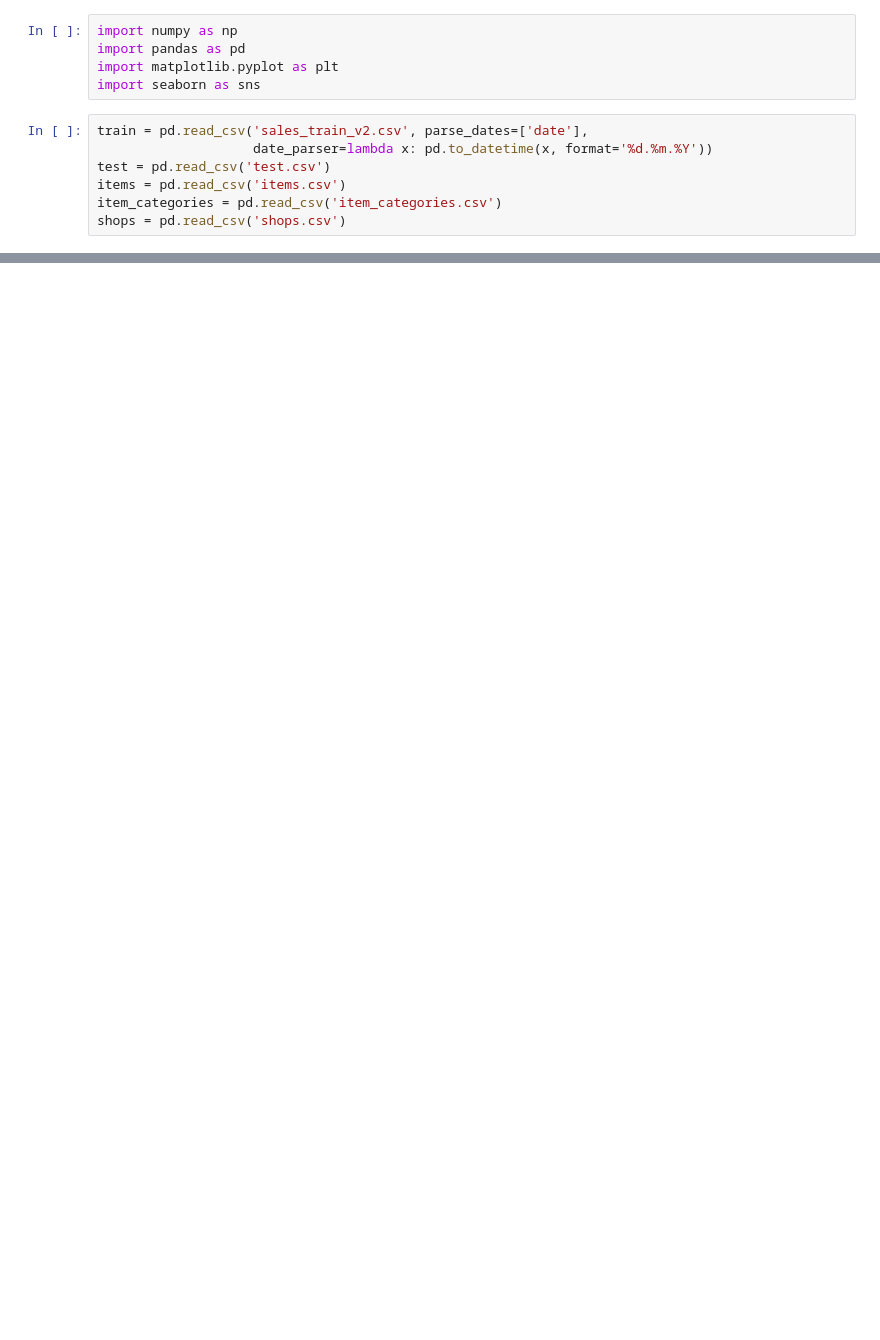
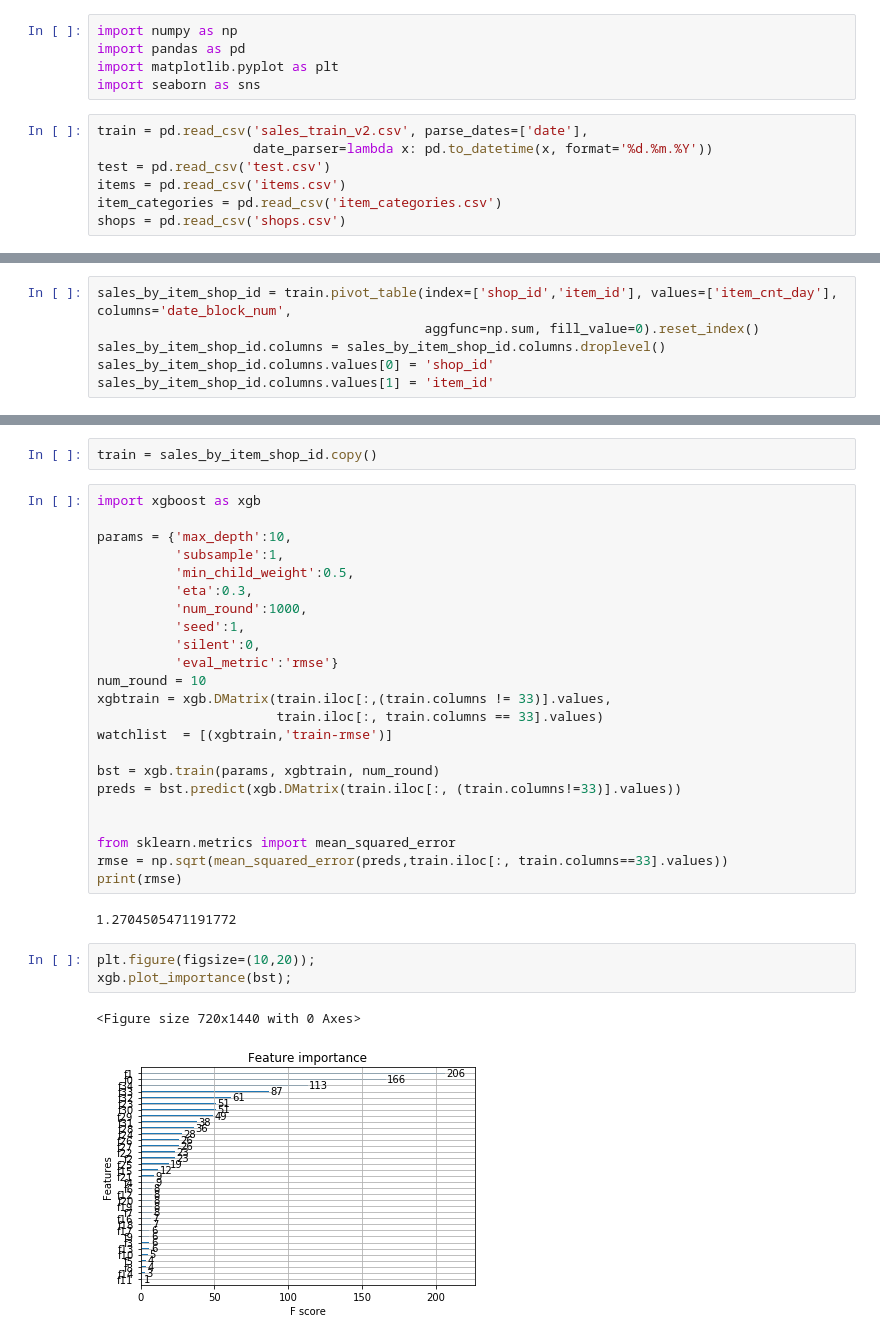
Before and after one commit to fadheladlansyah/kaggle-playground-future-sales, a Jupyter notebook: iamateur-future-sales.ipynb, the cells around one changed output, grey strips where cells are left out. Cells and saved outputs as stored; diff of their text form; blank space fills up the shorter version.

```diff
--- a/iamateur-future-sales.ipynb
+++ b/iamateur-future-sales.ipynb
@@ -126,0 +258,6 @@ dtype: int64
+# %%
+sales_by_item_shop_id = train.pivot_table(index=['shop_id','item_id'], values=['item_cnt_day'], columns='date_block_num',
+                                          aggfunc=np.sum, fill_value=0).reset_index()
+sales_by_item_shop_id.columns = sales_by_item_shop_id.columns.droplevel()
+sales_by_item_shop_id.columns.values[0] = 'shop_id'
+sales_by_item_shop_id.columns.values[1] = 'item_id'
@@ -126,0 +340,33 @@ dtype: int64
+# %%
+train = sales_by_item_shop_id.copy()
+# %%
+import xgboost as xgb
+
+params = {'max_depth':10,
+          'subsample':1,
+          'min_child_weight':0.5,
+          'eta':0.3,
+          'num_round':1000,
+          'seed':1,
+          'silent':0,
+          'eval_metric':'rmse'}
+num_round = 10
+xgbtrain = xgb.DMatrix(train.iloc[:,(train.columns != 33)].values,
+                       train.iloc[:, train.columns == 33].values)
+watchlist  = [(xgbtrain,'train-rmse')]
+
+bst = xgb.train(params, xgbtrain, num_round)
+preds = bst.predict(xgb.DMatrix(train.iloc[:, (train.columns!=33)].values))
+
+
+from sklearn.metrics import mean_squared_error
+rmse = np.sqrt(mean_squared_error(preds,train.iloc[:, train.columns==33].values))
+print(rmse)
+# %% [output]
+1.2704505471191772
+# %%
+plt.figure(figsize=(10,20));
+xgb.plot_importance(bst);
+# %% [output]
+<Figure size 720x1440 with 0 Axes>
+[figure, added]
```
Also changed, not shown: parts of 32 cells of this notebook.
